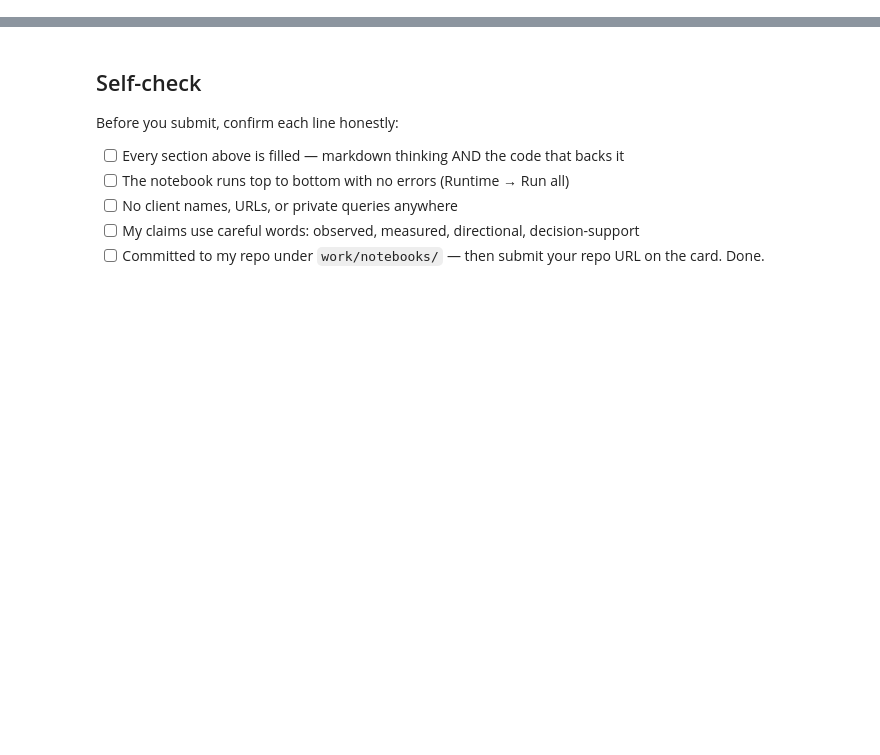
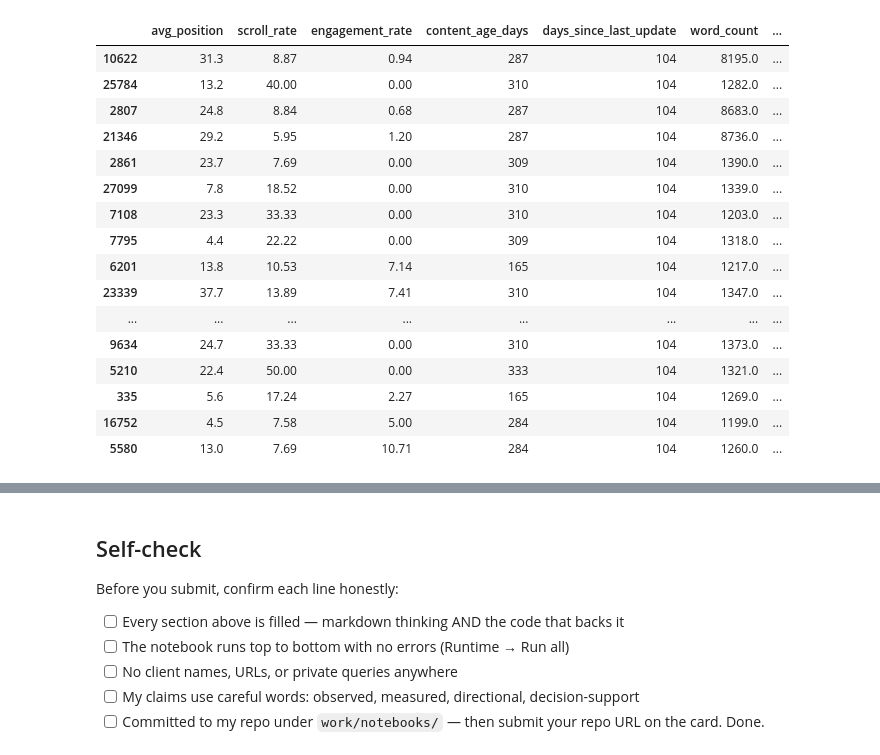
Before and after one commit to haneen06-blip/flyrank-assiment, a Jupyter notebook: work/notebooks/w05_model.ipynb, the cells around one changed output, grey strips where cells are left out. Drawn from its saved outputs; the diff is of its cells as text; code cells hidden in the pictures; blank space fills up the shorter version.

```diff
--- a/work/notebooks/w05_model.ipynb
+++ b/work/notebooks/w05_model.ipynb
@@ -36,0 +26,13 @@ This skeleton is yours to fill. Work the sections **in order** — each one has
+# %%
+import os
+import pandas as pd
+import numpy as np
+
+if not os.path.exists("/content/flyrank-assiment"):
+    !git clone https://github.com/haneen06-blip/flyrank-assiment.git
+
+df = pd.read_csv(
+    "/content/flyrank-assiment/data/raw/content_refresh_anonymized.csv"
+)
+
+print("Shape:", df.shape)
@@ -36,0 +56,7 @@ This skeleton is yours to fill. Work the sections **in order** — each one has
+# %%
+df["declining_proxy"] = (
+    df["impressions_last_30d"] < df["impressions_prev_30d"]
+).astype(int)
+
+print(df["declining_proxy"].value_counts())
+print("Declining rate:", df["declining_proxy"].mean())
@@ -36,0 +219,45 @@ This skeleton is yours to fill. Work the sections **in order** — each one has
+# %%
+# Compare model ranking with the baseline ranking
+
+error_df = X_test.copy()
+
+error_df["actual"] = y_test.values
+error_df["model_score"] = model_scores
+error_df["baseline_score"] = baseline_scores.values
+
+error_df["model_rank"] = (
+    error_df["model_score"]
+    .rank(method="first", ascending=False)
+)
+
+error_df["baseline_rank"] = (
+    error_df["baseline_score"]
+    .rank(method="first", ascending=False)
+)
+
+# Cases where the model gives a high score
+# but the baseline gives a low score
+model_vs_baseline = error_df.sort_values(
+    "model_score",
+    ascending=False
+).head(20)
+
+model_vs_baseline
+# %% [output]
+|  | avg_position | scroll_rate | engagement_rate | content_age_days | days_since_last_update | word_count | ... |
+| 10622 | 31.3 | 8.87 | 0.94 | 287 | 104 | 8195.0 | ... |
+| 25784 | 13.2 | 40.00 | 0.00 | 310 | 104 | 1282.0 | ... |
+| 2807 | 24.8 | 8.84 | 0.68 | 287 | 104 | 8683.0 | ... |
+| 21346 | 29.2 | 5.95 | 1.20 | 287 | 104 | 8736.0 | ... |
+| 2861 | 23.7 | 7.69 | 0.00 | 309 | 104 | 1390.0 | ... |
+| 27099 | 7.8 | 18.52 | 0.00 | 310 | 104 | 1339.0 | ... |
+| 7108 | 23.3 | 33.33 | 0.00 | 310 | 104 | 1203.0 | ... |
+| 7795 | 4.4 | 22.22 | 0.00 | 309 | 104 | 1318.0 | ... |
+| 6201 | 13.8 | 10.53 | 7.14 | 165 | 104 | 1217.0 | ... |
+| 23339 | 37.7 | 13.89 | 7.41 | 310 | 104 | 1347.0 | ... |
+| ... | ... | ... | ... | ... | ... | ... | ... |
+| 9634 | 24.7 | 33.33 | 0.00 | 310 | 104 | 1373.0 | ... |
+| 5210 | 22.4 | 50.00 | 0.00 | 333 | 104 | 1321.0 | ... |
+| 335 | 5.6 | 17.24 | 2.27 | 165 | 104 | 1269.0 | ... |
+| 16752 | 4.5 | 7.58 | 5.00 | 284 | 104 | 1199.0 | ... |
+| 5580 | 13.0 | 7.69 | 10.71 | 284 | 104 | 1260.0 | ... |
```
Also changed, not shown: parts of 21 cells of this notebook.
